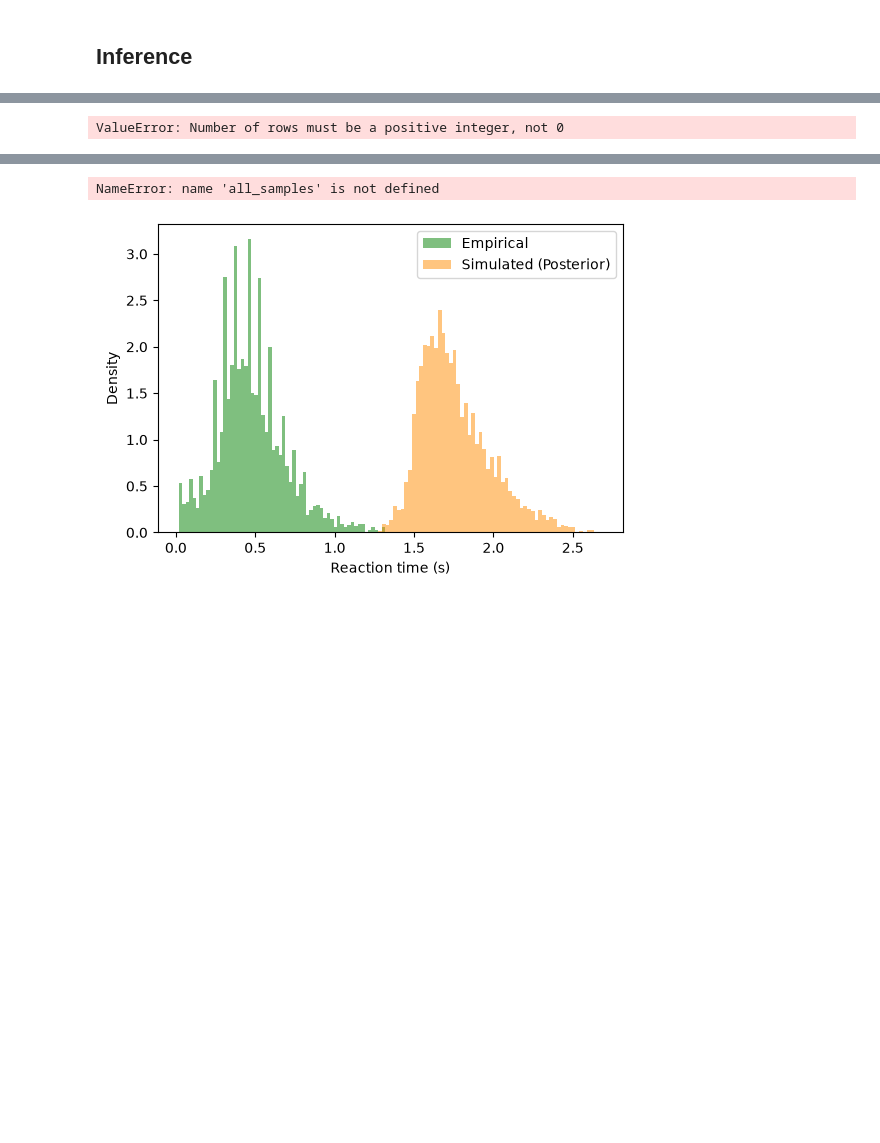
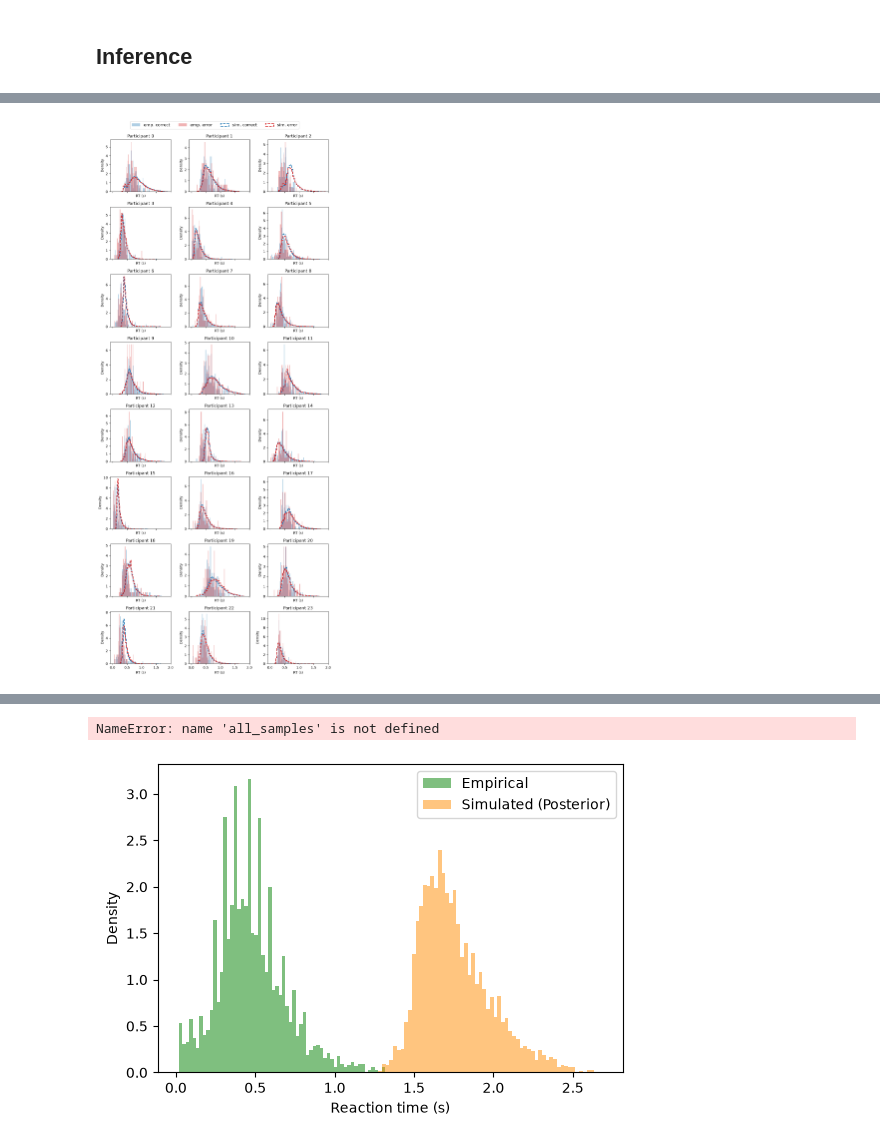
Before and after one commit to dhakalmahima188/Modeling-Non-Linear-Decision-Boundaries-in-DDM, a Jupyter notebook: train_model.ipynb, the cells around one changed output, grey strips where cells are left out. Saved outputs shown, nothing was run; the diff lists cells and outputs as text; code cells hidden in the pictures; blank space fills up the shorter version.

```diff
--- a/train_model.ipynb
+++ b/train_model.ipynb
@@ -255,14 +260,14 @@ mapping_deadline = {
     "Deadline": 1,
     "No Deadline": 0
 }
-empirical_data["has_deadline"] = empirical_data["deadline"].replace(mapping_deadline)
-empirical_data["deadline"] = empirical_data["deadline"].replace(mapping_deadline)
+empirical_data["has_deadline"] = empirical_data["deadline"].map(mapping_deadline)
+empirical_data["deadline"] = empirical_data["deadline"].map(mapping_deadline)
 
 mapping_cue = {
     "AC":1,
     "SP":0
 }
-empirical_data["cue"] = empirical_data["cue"].replace(mapping_cue)
+empirical_data["cue"] = empirical_data["cue"].map(mapping_cue)
 
 
 empirical_data = empirical_data[
@@ -303,9 +308,8 @@ for pp_id, group in empirical_data.groupby("pp"):
 from functions.get_param_order import get_param_order
 def summarize_posterior(samples, model=None, ci=0.95):
     """
-    samples: dict wie von approximator.sample() zurückgegeben,
-             z.B. {"v_scale": array(1, n_draws), "t0": ..., ...}
-    Gibt ein DataFrame mit einer Zeile pro Parameter zurück.
+    samples: dict like returned by approximator.sample() e.g. {"v_scale": array(1, n_draws), "t0": ..., ...}
+    returns da dataframe with one row per parameter
     """
     model = model or MODEL_NAMES[0]
     param_order = get_param_order(model)
@@ -329,8 +333,8 @@ def summarize_posterior(samples, model=None, ci=0.95):
 
 def summarize_all_participants(results, model=None, ci=0.95):
     """
-    results: dein Dict {pp_id: {"posterior": samples_dict, ...}}
-    Gibt eine DataFrame mit einer Zeile pro (pp, param).
+    results: Dict {pp_id: {"posterior": samples_dict, ...}}
+    returns dataframe with one parameter and pp per row
     """
     summaries = []
     for pp_id, res in results.items():
@@ -492,11 +503,11 @@ def plot_rt_distributions_grid(empirical_data, posterior_samples_per_pp,
     return fig
 # %%
 fig = plot_rt_distributions_grid(empirical_data, {pp_id: res["posterior"] for pp_id, res in results.items()},
-n_cols = 4, space_legend = 1, space_figure = 0.98, model = MODEL_NAMES[0])
+n_cols = 3, space_legend = 1, space_figure = 0.98)
 plt.show()
 fig.savefig(f"images/ppc_{MODEL_NAMES[0]}_all.pdf", bbox_inches="tight")
 # %% [output]
-ValueError: Number of rows must be a positive integer, not 0
+[figure, added]
 # %%
 selected = {2: results[2]["posterior"], 7: results[7]["posterior"]}
 
```
Also changed, not shown: parts of 13 cells of this notebook, 50 other files.
